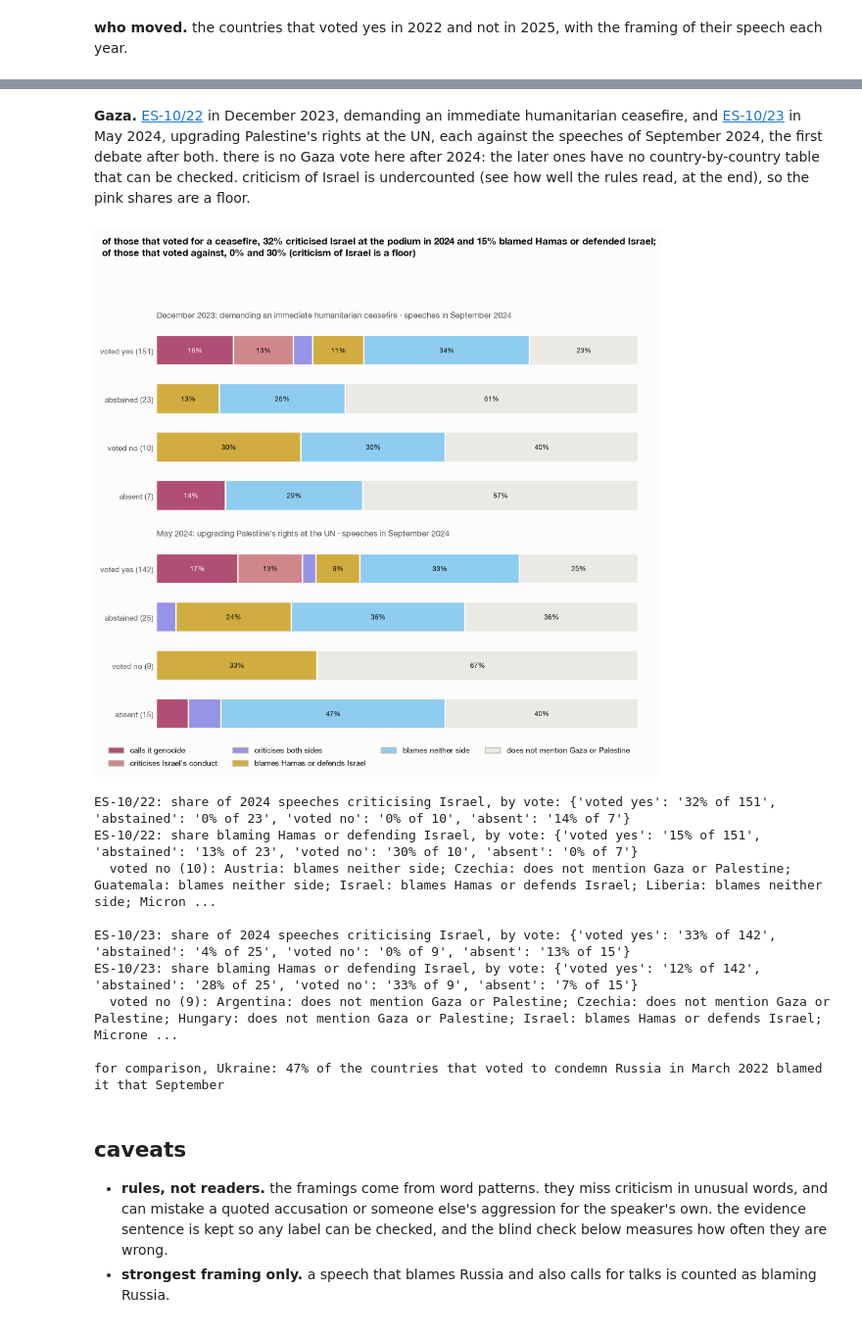
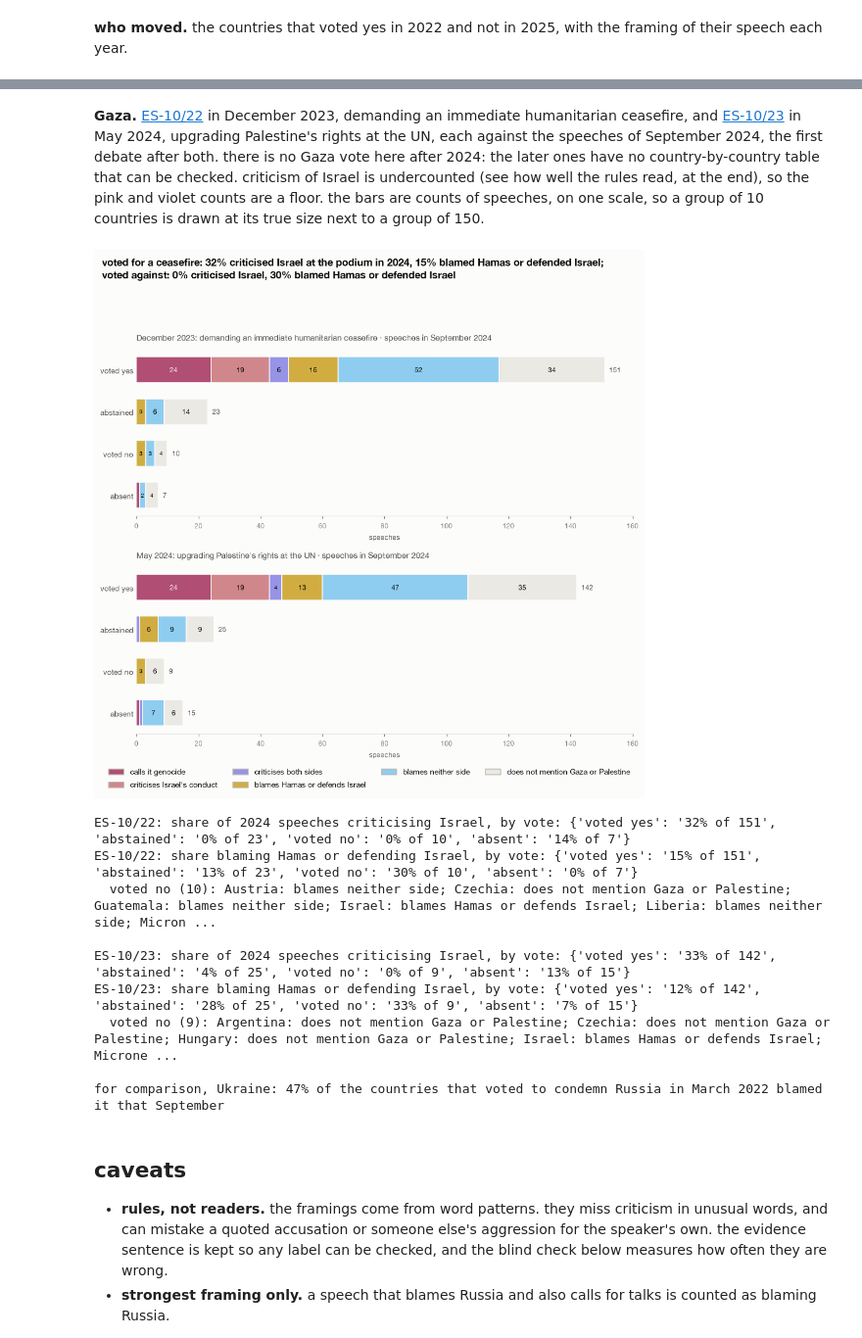
Before and after one commit to jeremychia/unga-speeches, a Jupyter notebook: notebooks/unga_2026_wars.ipynb, the cells around one changed output, grey strips where cells are left out. Shown at 98% size. Drawn from its saved outputs; the diff is of its cells as text; code cells hidden in the pictures.

```diff
--- a/notebooks/unga_2026_wars.ipynb
+++ b/notebooks/unga_2026_wars.ipynb
@@ -456,46 +460,50 @@ moved.sort_values(["ES-11/7", "delegation"]).reset_index(drop=True)
 | 46 | Palau | abstain | no | yes | no | blames Russia or calls it aggression | blames Russia or calls it aggression | names Ukraine but blames no one |
 | 47 | United States of America | no | no | yes | no | blames Russia or calls it aggression | names Ukraine but blames no one | names Ukraine but blames no one |
 # %% [markdown]
-**Gaza.** [ES-10/22](https://undocs.org/A/RES/ES-10/22) in December 2023, demanding an immediate humanitarian ceasefire, and [ES-10/23](https://undocs.org/A/RES/ES-10/23) in May 2024, upgrading Palestine's rights at the UN, each against the speeches of September 2024, the first debate after both. there is no Gaza vote here after 2024: the later ones have no country-by-country table that can be checked. criticism of Israel is undercounted (see how well the rules read, at the end), so the pink shares are a floor.
+**Gaza.** [ES-10/22](https://undocs.org/A/RES/ES-10/22) in December 2023, demanding an immediate humanitarian ceasefire, and [ES-10/23](https://undocs.org/A/RES/ES-10/23) in May 2024, upgrading Palestine's rights at the UN, each against the speeches of September 2024, the first debate after both. there is no Gaza vote here after 2024: the later ones have no country-by-country table that can be checked. criticism of Israel is undercounted (see how well the rules read, at the end), so the pink and violet counts are a floor. the bars are counts of speeches, on one scale, so a group of 10 countries is drawn at its true size next to a group of 150.
 # %%
 gaza_panels = [("ES-10/22", "December 2023: demanding an immediate humanitarian ceasefire"), ("ES-10/23", "May 2024: upgrading Palestine's rights at the UN")]
 d24 = gz[gz.year == 2024]
 
 fig, axes = plt.subplots(2, 1, figsize=SQUARE)
 gaza_summary = {}
 for ax, (res, label) in zip(axes, gaza_panels):
     d = d24.merge(votes[res].rename("vote"), left_on="iso3", right_index=True)
     share = pd.crosstab(d.vote, d.cls, normalize="index").reindex(index=VOTES, columns=list(GZ), fill_value=0)
     n = d.vote.value_counts().reindex(VOTES, fill_value=0)
     gaza_summary[res] = (share, n, d)
+    # bars are counts of speeches, on one scale for both votes, so a group of 10 does not look as large as a group of 150
+    count = pd.crosstab(d.vote, d.cls).reindex(index=VOTES, columns=list(GZ), fill_value=0)
     left = np.zeros(len(VOTES))
     for c in GZ:
-        ax.barh(range(len(VOTES)), share[c], left=left, color=GZ[c], edgecolor=SURFACE, linewidth=1.5, height=0.62)
-        for k, (l, v) in enumerate(zip(left, share[c])):
-            if v >= 0.09:
-                ax.text(l + v / 2, k, f"{v:.0%}", ha="center", va="center", fontsize=8, color=SURFACE if c == GENOCIDE else INK)
-        left += share[c].values
-    ax.set_yticks(range(len(VOTES)), [f"{VOTE_LABEL[v]} ({n[v]})" for v in VOTES], fontsize=9)
-    ax.invert_yaxis(); ax.set_xlim(0, 1); ax.set_xticks([]); ax.tick_params(length=0)
-    for side in ("left", "bottom"):
-        ax.spines[side].set_visible(False)
+        ax.barh(range(len(VOTES)), count[c], left=left, color=GZ[c], edgecolor=SURFACE, linewidth=1, height=0.62)
+        for k, (l, v) in enumerate(zip(left, count[c])):
+            if v >= 2:
+                ax.text(l + v / 2, k, str(v), ha="center", va="center", fontsize=8 if v >= 6 else 6.5, color=SURFACE if c == GENOCIDE else INK)
+        left += count[c].values
+    for k, total in enumerate(left):
+        ax.text(total + 1.5, k, str(int(total)), va="center", fontsize=8, color=INK_2)
+    ax.set_yticks(range(len(VOTES)), [VOTE_LABEL[v] for v in VOTES], fontsize=9)
+    ax.invert_yaxis(); ax.set_xlim(0, 160); ax.tick_params(axis="y", length=0); ax.tick_params(axis="x", labelsize=8)
+    ax.set_xlabel("speeches", fontsize=8, color=INK_2)
+    ax.spines["left"].set_visible(False)
     ax.set_title(f"{label} · speeches in September 2024", fontsize=9.5, fontweight="normal", color=INK_2)
 ceasefire = gaza_summary["ES-10/22"][0]
-fig.suptitle(f"of those that voted for a ceasefire, {ceasefire.loc['yes', CRITICAL].sum():.0%} criticised Israel at the podium in 2024 and "
-             f"{ceasefire.loc['yes', SIDES].sum():.0%} blamed Hamas or defended Israel;\nof those that voted against, "
-             f"{ceasefire.loc['no', CRITICAL].sum():.0%} and {ceasefire.loc['no', SIDES].sum():.0%} (criticism of Israel is a floor)",
-             x=0.02, ha="left", fontweight="bold", fontsize=11)
+fig.suptitle(f"voted for a ceasefire: {ceasefire.loc['yes', CRITICAL].sum():.0%} criticised Israel at the podium in 2024, "
+             f"{ceasefire.loc['yes', SIDES].sum():.0%} blamed Hamas or defended Israel;\nvoted against: "
+             f"{ceasefire.loc['no', CRITICAL].sum():.0%} criticised Israel, {ceasefire.loc['no', SIDES].sum():.0%} blamed Hamas or defended Israel",
+             x=0.02, ha="left", fontweight="bold", fontsize=12)
 legend(fig, [(c, GZ[c]) for c in GZ])
 plt.tight_layout(rect=(0, 0.06, 1, 0.92)); show(fig, "w6_gaza_words_and_votes")
 
 for res, (share, n, d) in gaza_summary.items():
     print(f"{res}: share of 2024 speeches criticising Israel, by vote:", {VOTE_LABEL[v]: f"{share.loc[v, CRITICAL].sum():.0%} of {n[v]}" for v in VOTES})
     print(f"{res}: share blaming Hamas or defending Israel, by vote:", {VOTE_LABEL[v]: f"{share.loc[v, SIDES].sum():.0%} of {n[v]}" for v in VOTES})
     against = d[d.vote == "no"].sort_values("delegation")
     print(f"  voted no ({len(against)}):", "; ".join(f"{r.delegation}: {r.cls}" for r in against.itertuples()), "\n")
 print(f"for comparison, Ukraine: {summary[2022][0].at['yes', BLAMES]:.0%} of the countries that voted to condemn Russia in March 2022 blamed it that September")
 # %% [output]
-[figure, old version]
+[figure, new version]
 ES-10/22: share of 2024 speeches criticising Israel, by vote: {'voted yes': '32% of 151', 'abstained': '0% of 23', 'voted no': '0% of 10', 'absent': '14% of 7'}
 ES-10/22: share blaming Hamas or defending Israel, by vote: {'voted yes': '15% of 151', 'abstained': '13% of 23', 'voted no': '30% of 10', 'absent': '0% of 7'}
   voted no (10): Austria: blames neither side; Czechia: does not mention Gaza or Palestine; Guatemala: blames neither side; Israel: blames Hamas or defends Israel; Liberia: blames neither side; Micron ...
```
Also changed, not shown: parts of 1 cell of this notebook, 1 other file.
